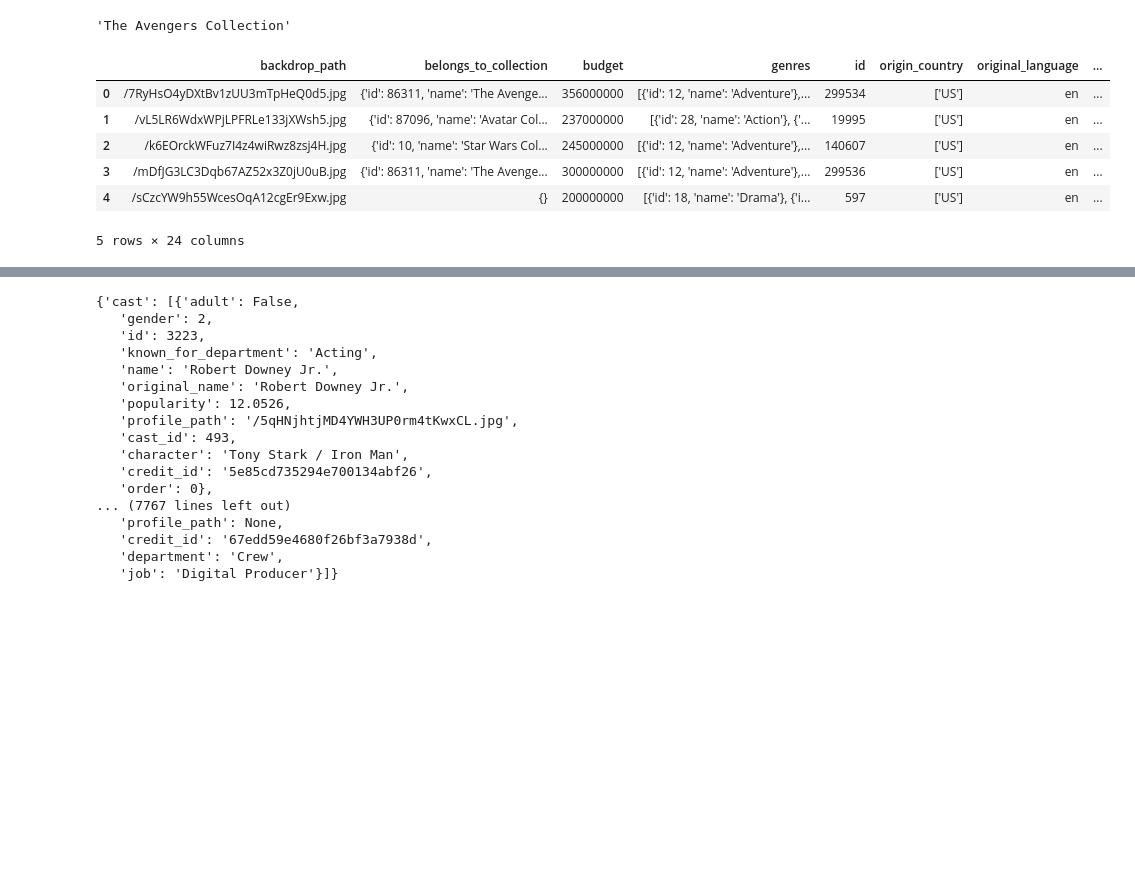
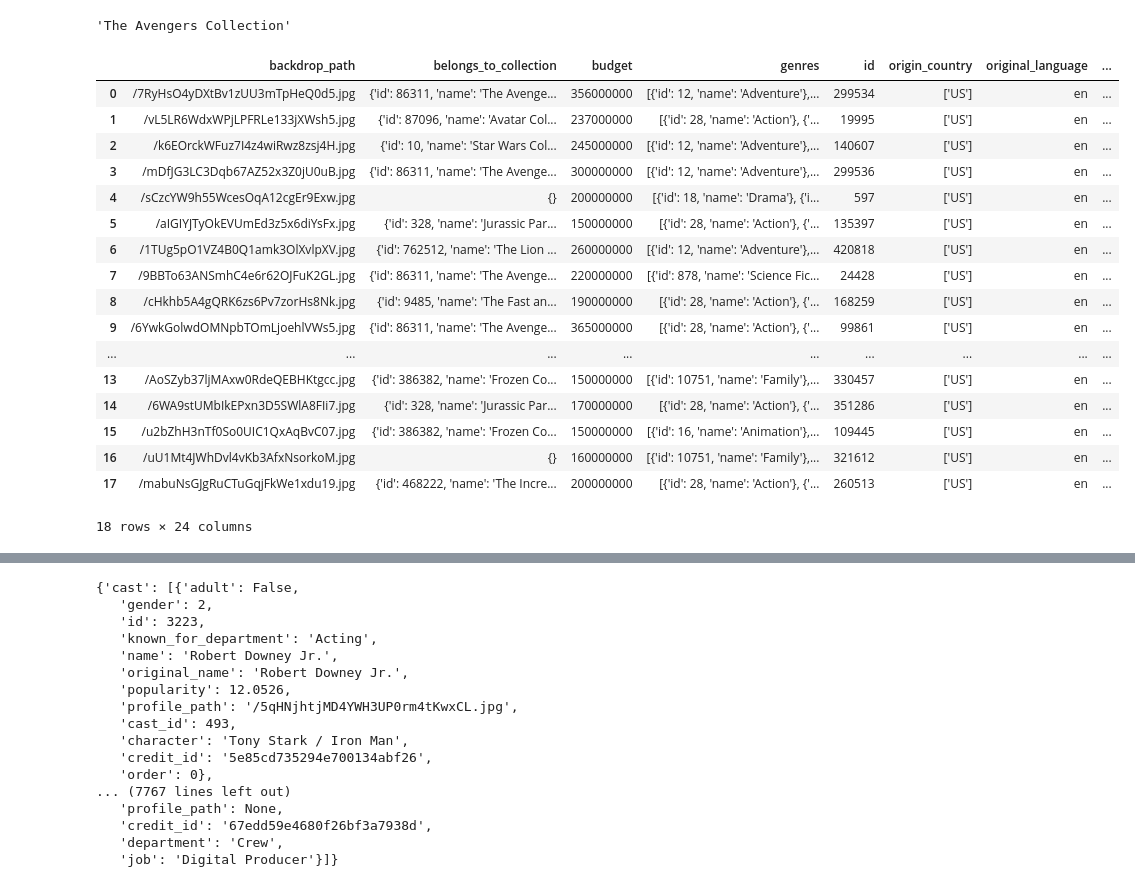
Before and after one commit to kgyauAmtch/Amtch_Personal_Projects, a Jupyter notebook: Project1/notebooks/data_cleaning.ipynb, the cells around one changed output, grey strips where cells are left out. Saved outputs shown, nothing was run; the diff lists cells and outputs as text; code cells hidden in the pictures; blank space fills up the shorter version.

```diff
--- a/Project1/notebooks/data_cleaning.ipynb
+++ b/Project1/notebooks/data_cleaning.ipynb
@@ -176,21 +176,30 @@ df['collection_name'][0]
 # %% [output]
 'The Avengers Collection'
 # %%
-def break_data_points(df, init_column='genres', new_column='genre_names'):
+def break_data_points(df, init_column, new_column):
   df[new_column] = df[init_column].apply(lambda x: ' | '.join(d['name'] for d in x)
                   if isinstance(x, list) else None)
   return df
 
 
-df=break_data_points(df)
+break_data_points(df,'genres','genre_names')
+# %% [output]
+|  | backdrop_path | belongs_to_collection | budget | genres | id | origin_country | original_language | ... |
+| 0 | /7RyHsO4yDXtBv1zUU3mTpHeQ0d5.jpg | {'id': 86311, 'name': 'The Avenge... | 356000000 | [{'id': 12, 'name': 'Adventure'},... | 299534 | ['US'] | en | ... |
+| 1 | /vL5LR6WdxWPjLPFRLe133jXWsh5.jpg | {'id': 87096, 'name': 'Avatar Col... | 237000000 | [{'id': 28, 'name': 'Action'}, {'... | 19995 | ['US'] | en | ... |
+| 2 | /k6EOrckWFuz7I4z4wiRwz8zsj4H.jpg | {'id': 10, 'name': 'Star Wars Col... | 245000000 | [{'id': 12, 'name': 'Adventure'},... | 140607 | ['US'] | en | ... |
+| 3 | /mDfJG3LC3Dqb67AZ52x3Z0jU0uB.jpg | {'id': 86311, 'name': 'The Avenge... | 300000000 | [{'id': 12, 'name': 'Adventure'},... | 299536 | ['US'] | en | ... |
+| 4 | /sCzcYW9h55WcesOqA12cgEr9Exw.jpg | {} | 200000000 | [{'id': 18, 'name': 'Drama'}, {'i... | 597 | ['US'] | en | ... |
+| 5 | /aIGIYJTyOkEVUmEd3z5x6diYsFx.jpg | {'id': 328, 'name': 'Jurassic Par... | 150000000 | [{'id': 28, 'name': 'Action'}, {'... | 135397 | ['US'] | en | ... |
+| 6 | /1TUg5pO1VZ4B0Q1amk3OlXvlpXV.jpg | {'id': 762512, 'name': 'The Lion ... | 260000000 | [{'id': 12, 'name': 'Adventure'},... | 420818 | ['US'] | en | ... |
+| 7 | /9BBTo63ANSmhC4e6r62OJFuK2GL.jpg | {'id': 86311, 'name': 'The Avenge... | 220000000 | [{'id': 878, 'name': 'Science Fic... | 24428 | ['US'] | en | ... |
+| 8 | /cHkhb5A4gQRK6zs6Pv7zorHs8Nk.jpg | {'id': 9485, 'name': 'The Fast an... | 190000000 | [{'id': 28, 'name': 'Action'}, {'... | 168259 | ['US'] | en | ... |
+| 9 | /6YwkGolwdOMNpbTOmLjoehlVWs5.jpg | {'id': 86311, 'name': 'The Avenge... | 365000000 | [{'id': 28, 'name': 'Action'}, {'... | 99861 | ['US'] | en | ... |
+| ... | ... | ... | ... | ... | ... | ... | ... | ... |
+| 13 | /AoSZyb37ljMAxw0RdeQEBHKtgcc.jpg | {'id': 386382, 'name': 'Frozen Co... | 150000000 | [{'id': 10751, 'name': 'Family'},... | 330457 | ['US'] | en | ... |
+| 14 | /6WA9stUMbIkEPxn3D5SWlA8FIi7.jpg | {'id': 328, 'name': 'Jurassic Par... | 170000000 | [{'id': 28, 'name': 'Action'}, {'... | 351286 | ['US'] | en | ... |
+| 15 | /u2bZhH3nTf0So0UIC1QxAqBvC07.jpg | {'id': 386382, 'name': 'Frozen Co... | 150000000 | [{'id': 16, 'name': 'Animation'},... | 109445 | ['US'] | en | ... |
+| 16 | /uU1Mt4JWhDvl4vKb3AfxNsorkoM.jpg | {} | 160000000 | [{'id': 10751, 'name': 'Family'},... | 321612 | ['US'] | en | ... |
+| 17 | /mabuNsGJgRuCTuGqjFkWe1xdu19.jpg | {'id': 468222, 'name': 'The Incre... | 200000000 | [{'id': 28, 'name': 'Action'}, {'... | 260513 | ['US'] | en | ... |
+18 rows × 24 columns
-# %%
-df.head()
-# %% [output]
-|  | backdrop_path | belongs_to_collection | budget | genres | id | origin_country | original_language | ... |
-| 0 | /7RyHsO4yDXtBv1zUU3mTpHeQ0d5.jpg | {'id': 86311, 'name': 'The Avenge... | 356000000 | [{'id': 12, 'name': 'Adventure'},... | 299534 | ['US'] | en | ... |
-| 1 | /vL5LR6WdxWPjLPFRLe133jXWsh5.jpg | {'id': 87096, 'name': 'Avatar Col... | 237000000 | [{'id': 28, 'name': 'Action'}, {'... | 19995 | ['US'] | en | ... |
-| 2 | /k6EOrckWFuz7I4z4wiRwz8zsj4H.jpg | {'id': 10, 'name': 'Star Wars Col... | 245000000 | [{'id': 12, 'name': 'Adventure'},... | 140607 | ['US'] | en | ... |
-| 3 | /mDfJG3LC3Dqb67AZ52x3Z0jU0uB.jpg | {'id': 86311, 'name': 'The Avenge... | 300000000 | [{'id': 12, 'name': 'Adventure'},... | 299536 | ['US'] | en | ... |
-| 4 | /sCzcYW9h55WcesOqA12cgEr9Exw.jpg | {} | 200000000 | [{'id': 18, 'name': 'Drama'}, {'i... | 597 | ['US'] | en | ... |
-5 rows × 24 columns
 # %%
```
Also changed, not shown: parts of 20 cells of this notebook, 1 other file.
